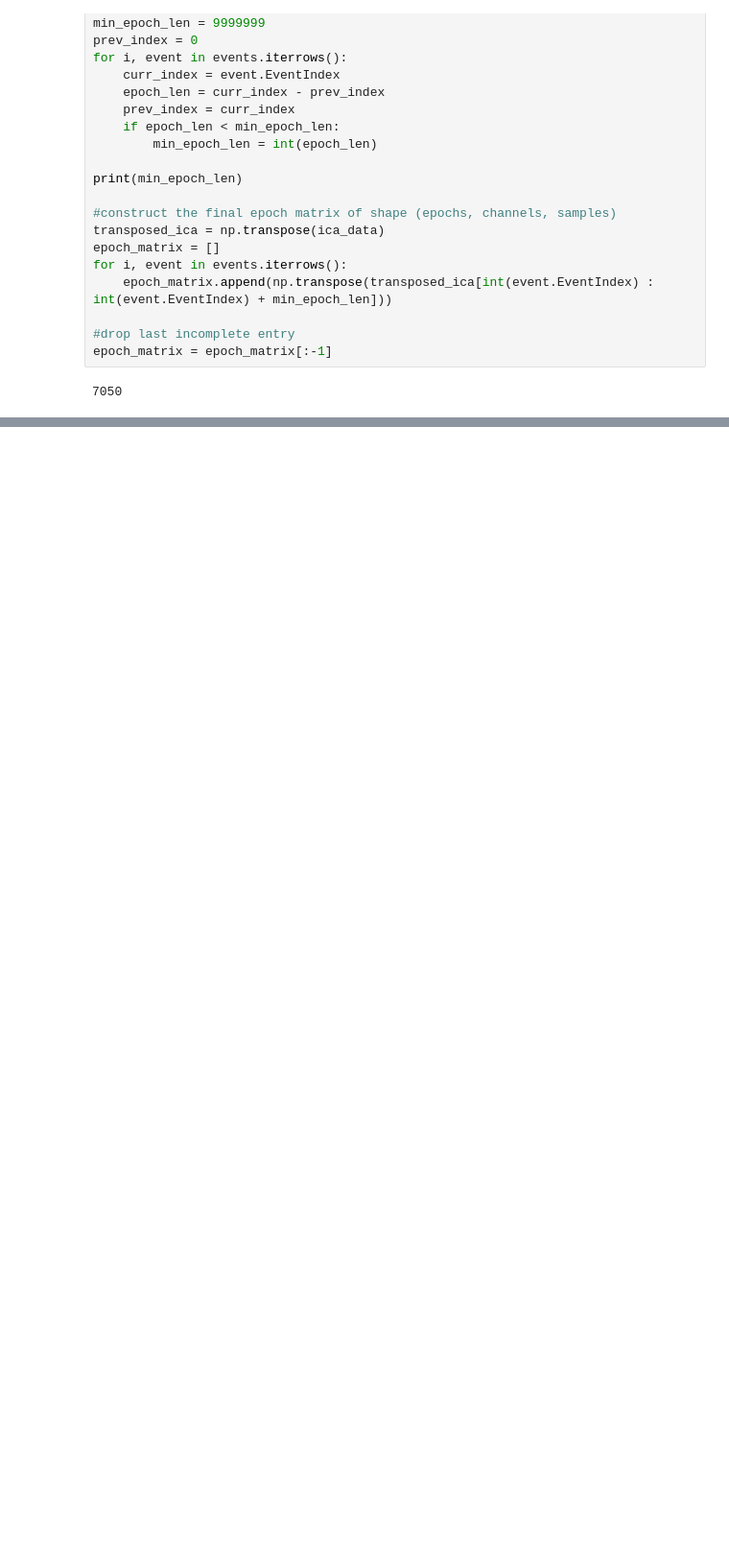
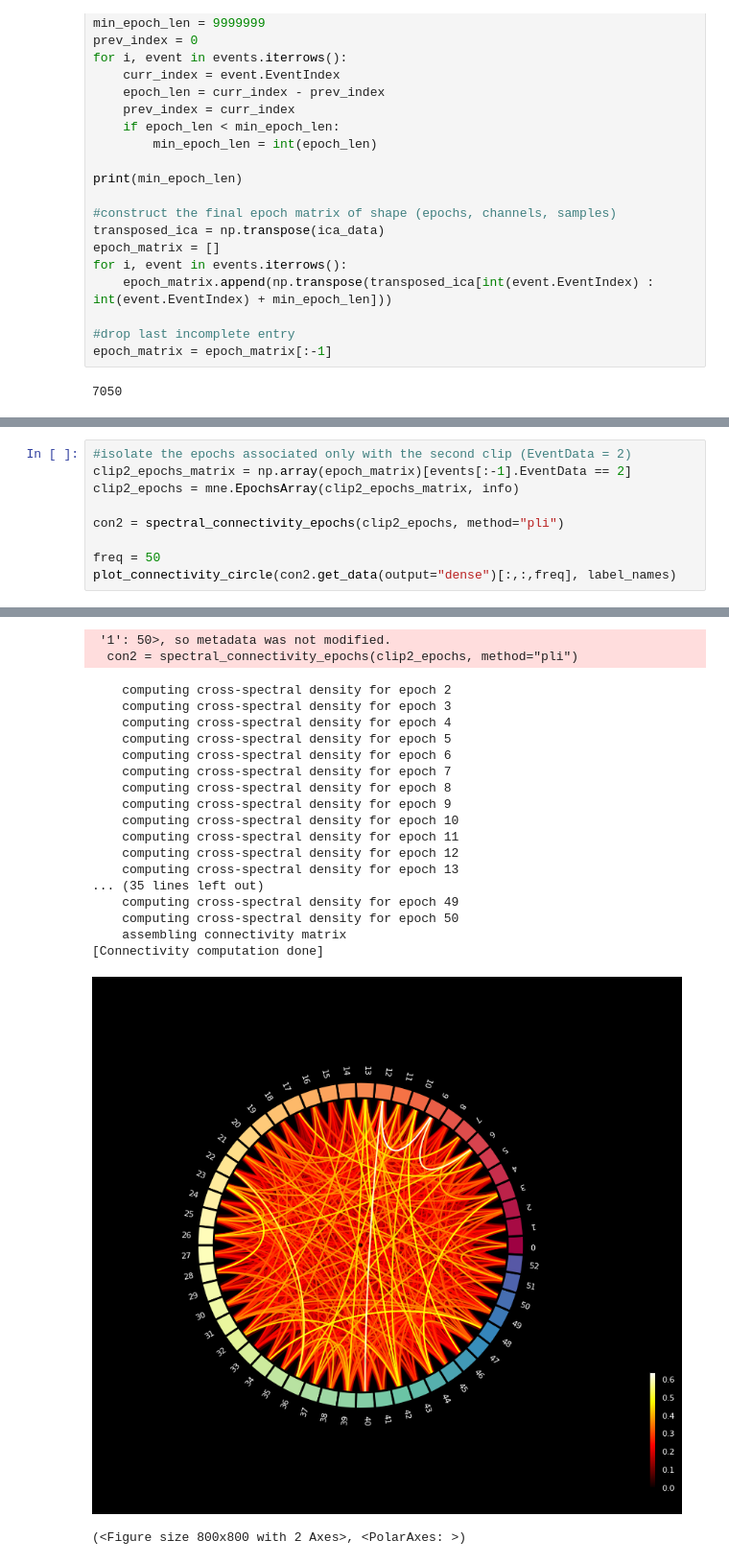
Before and after one commit to hytopoulos/macaque-cortical-activity, a Jupyter notebook: movie_decoding.ipynb, the cells around one changed output, grey strips where cells are left out. Shown at 96% size. Saved outputs shown, nothing was run; the diff lists cells and outputs as text; blank space fills up the shorter version.

```diff
--- a/movie_decoding.ipynb
+++ b/movie_decoding.ipynb
@@ -179,0 +182,10 @@ Error:
+# %%
+#isolate the epochs associated only with the second clip (EventData = 2)
+clip2_epochs_matrix = np.array(epoch_matrix)[events[:-1].EventData == 2]
+clip2_epochs = mne.EpochsArray(clip2_epochs_matrix, info)
+
+con2 = spectral_connectivity_epochs(clip2_epochs, method="pli")
+
+freq = 50
+plot_connectivity_circle(con2.get_data(output="dense")[:,:,freq], label_names)
+# %% [output]
@@ -179,0 +204,21 @@ Error:
+ '1': 50>, so metadata was not modified.
+  con2 = spectral_connectivity_epochs(clip2_epochs, method="pli")
+    computing cross-spectral density for epoch 2
+    computing cross-spectral density for epoch 3
+    computing cross-spectral density for epoch 4
+    computing cross-spectral density for epoch 5
+    computing cross-spectral density for epoch 6
+    computing cross-spectral density for epoch 7
+    computing cross-spectral density for epoch 8
+    computing cross-spectral density for epoch 9
+    computing cross-spectral density for epoch 10
+    computing cross-spectral density for epoch 11
+    computing cross-spectral density for epoch 12
+    computing cross-spectral density for epoch 13
+... (35 lines left out)
+    computing cross-spectral density for epoch 49
+    computing cross-spectral density for epoch 50
+    assembling connectivity matrix
+[Connectivity computation done]
+[figure, added]
+(<Figure size 800x800 with 2 Axes>, <PolarAxes: >)
```
Also changed, not shown: parts of 7 cells of this notebook.
